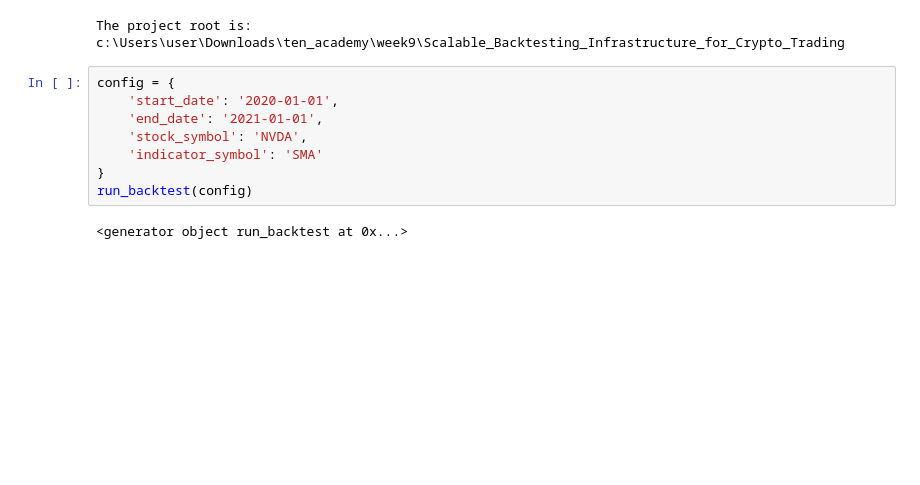
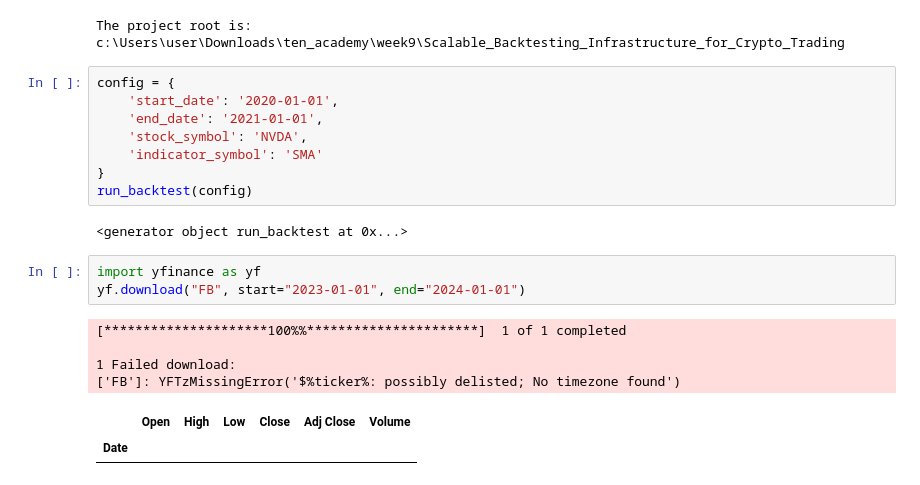
Before and after one commit to 10Accademy-InsightStreamInc/Scalable_Backtesting_Infrastructure_for_Crypto_Trading, a Jupyter notebook: notebooks/backtesting.ipynb, the cells around one changed output. Saved outputs shown, nothing was run; the diff lists cells and outputs as text; blank space fills up the shorter version.

```diff
--- a/notebooks/backtesting.ipynb
+++ b/notebooks/backtesting.ipynb
@@ -554,3 +558,13 @@ config = {
 run_backtest(config)
 # %% [output]
 <generator object run_backtest at 0x...>
+# %%
+import yfinance as yf
+yf.download("FB", start="2023-01-01", end="2024-01-01")
+# %% [output]
+[*********************100%%**********************]  1 of 1 completed
+
+1 Failed download:
+['FB']: YFTzMissingError('$%ticker%: possibly delisted; No timezone found')
+|  | Open | High | Low | Close | Adj Close | Volume |
+| Date |  |  |  |  |  |  |
```
Also changed, not shown: parts of 4 cells of this notebook.
